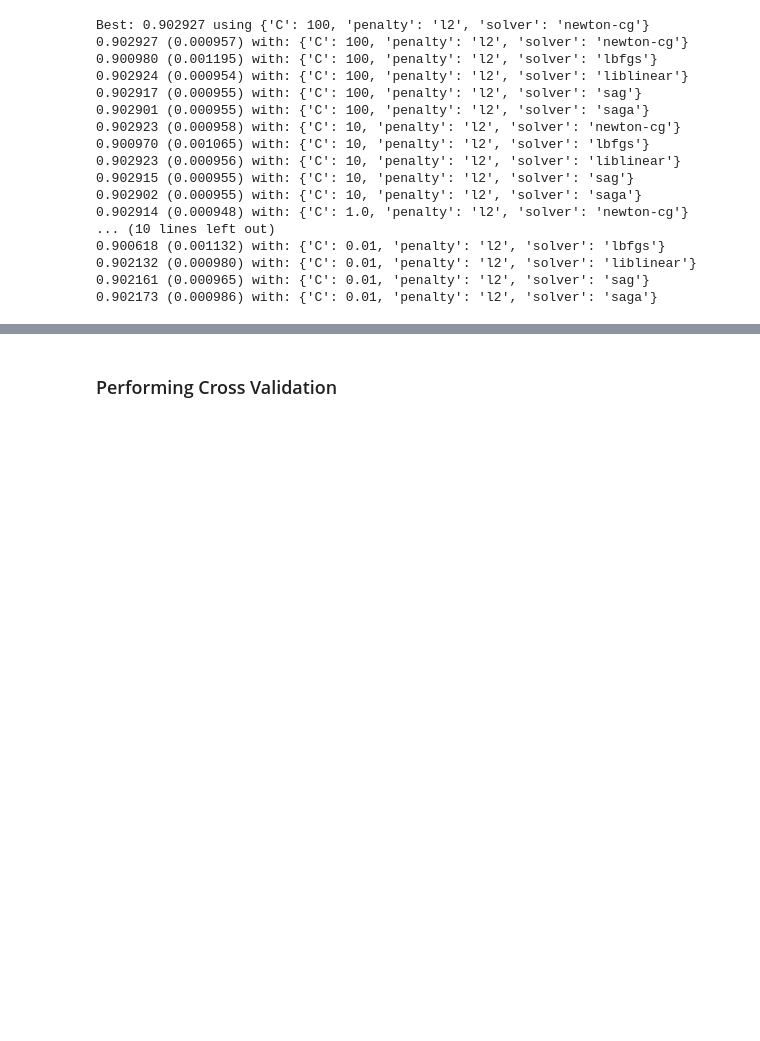
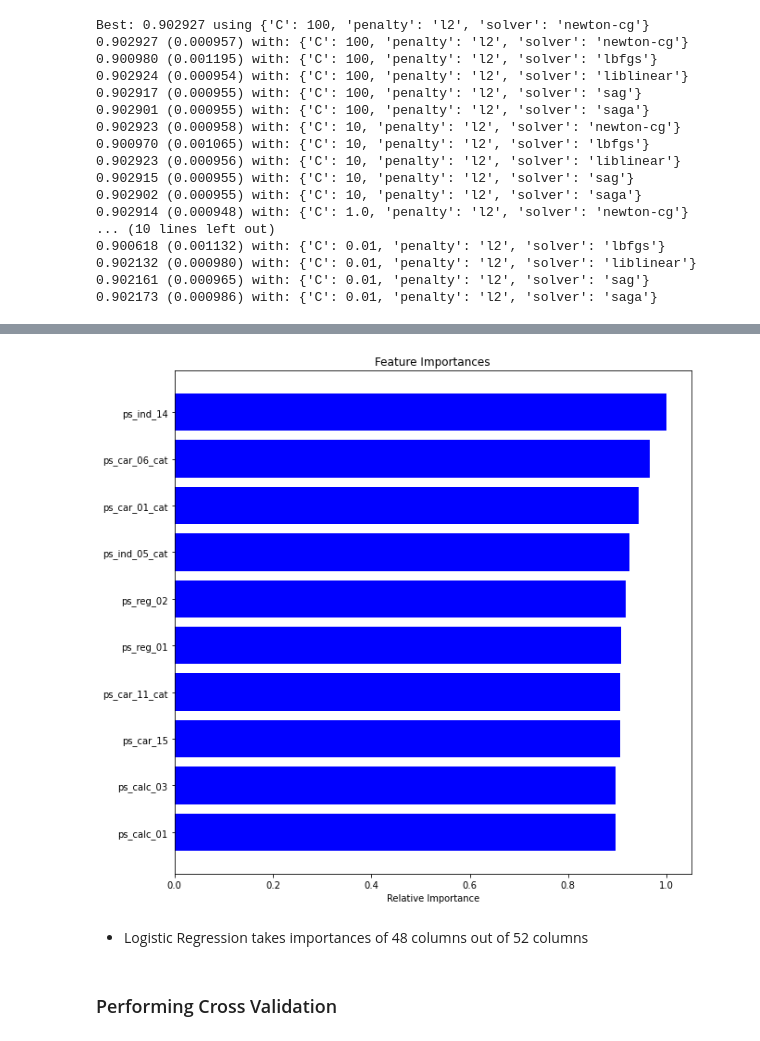
Before and after one commit to raghavendra17/Auto-Insurance-Claim-Predicton, a Jupyter notebook: Logistic Regression.ipynb, the cells around one changed output, grey strips where cells are left out. Cells and saved outputs as stored; diff of their text form; code cells hidden in the pictures; blank space fills up the shorter version.

```diff
--- a/Logistic Regression.ipynb
+++ b/Logistic Regression.ipynb
@@ -288,0 +309,4 @@ Best: 0.902927 using {'C': 100, 'penalty': 'l2', 'solver': 'newton-cg'}
+# %%
+feat_imp = pd.DataFrame({"Col": x_resampled_encoding.columns})
+feat_imp["Coef"] = lr1.coef_[0]
+feat_imp
@@ -288,0 +327,10 @@ Best: 0.902927 using {'C': 100, 'penalty': 'l2', 'solver': 'newton-cg'}
+# %%
+#Group OneHotEncoded features
+feat_imp["Col"] = feat_imp["Col"].apply(lambda x: (x.split('cat')[0]+'cat') if 'cat' in x else x)
+feat_imp = feat_imp.groupby("Col",as_index=False).sum().sort_values("Coef", ascending=False)
+#Scale Weights
+feat_imp["FeatImp"] = (
+        (feat_imp["Coef"] - feat_imp["Coef"].min())
+        / (feat_imp["Coef"].max() - feat_imp["Coef"].min())
+    ).round(4)
+feat_imp
@@ -289,3 +355,18 @@ Best: 0.902927 using {'C': 100, 'penalty': 'l2', 'solver': 'newton-cg'}
+# %%
+num_features = 10
+
+pyplot.figure(figsize=(10,10))
+pyplot.title('Feature Importances')
+
+# only plot the customized number of features
+pyplot.barh(range(num_features), feat_imp['FeatImp'][:num_features][::-1], color='b', align='center')
+pyplot.yticks(range(num_features), feat_imp['Col'][:num_features][::-1])
+pyplot.xlabel('Relative Importance')
+pyplot.show()
+# %% [output]
+[figure, added]
+# %% [markdown]
+* Logistic Regression takes importances of 48 columns out of 52 columns
 # %% [markdown]
 ### Performing Cross Validation
 # %%
```
Also changed, not shown: parts of 3 cells of this notebook.
